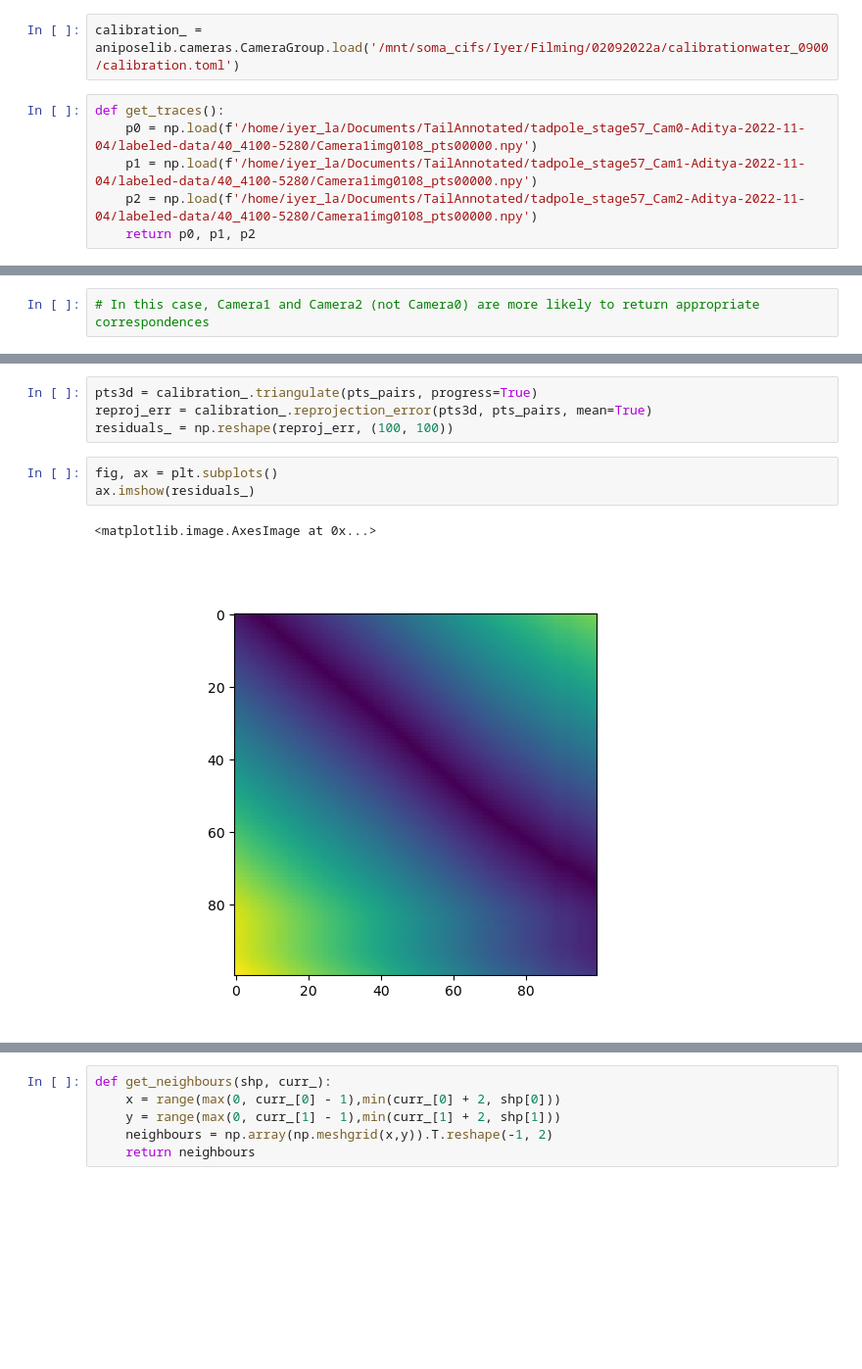
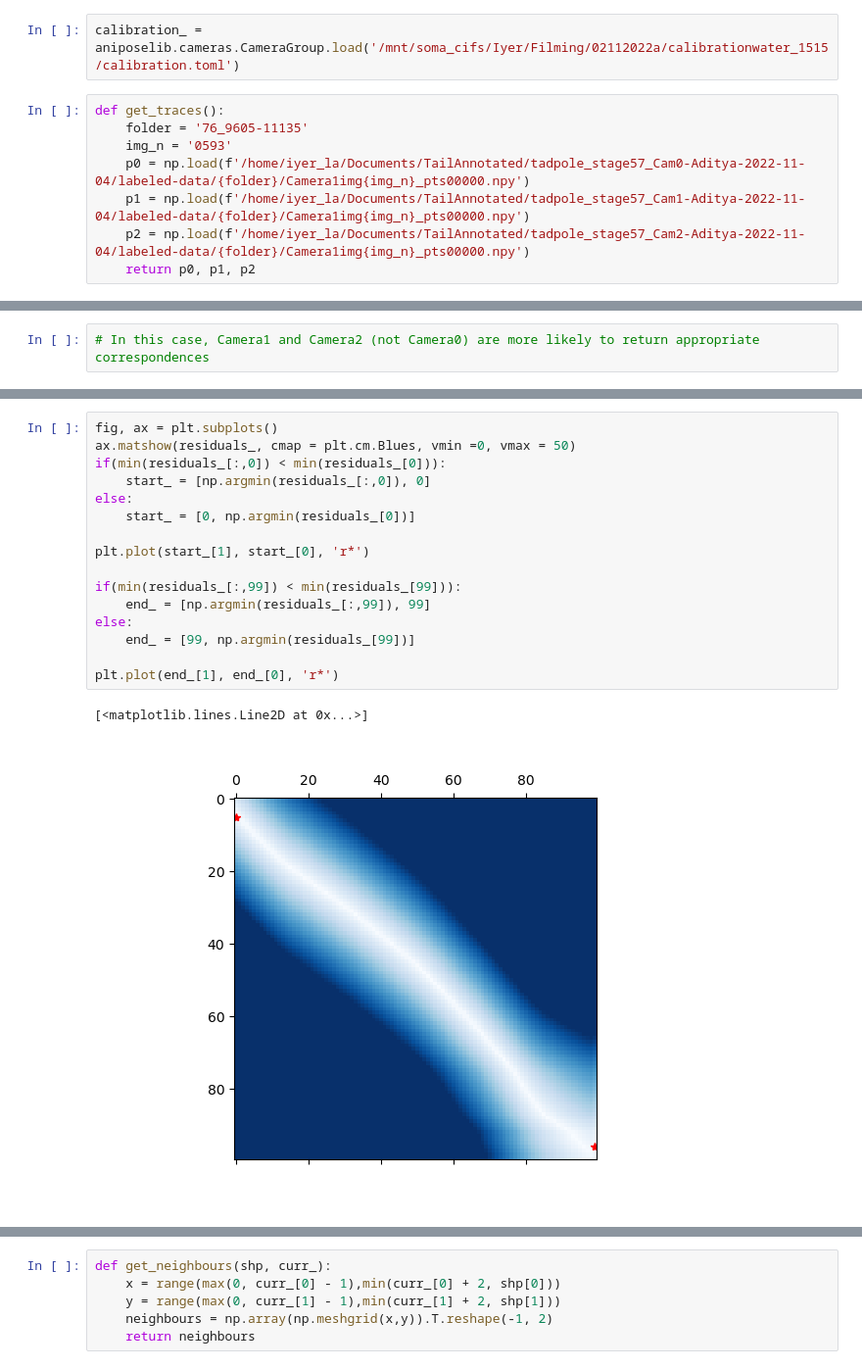
Before and after one commit to aiyeraditya/Annotate_Tadpole_Tablet, a Jupyter notebook: TailMatch.ipynb, the cells around one changed output, grey strips where cells are left out. Shown at 98% size. Saved outputs shown, nothing was run; the diff lists cells and outputs as text; blank space fills up the shorter version.

```diff
--- a/TailMatch.ipynb
+++ b/TailMatch.ipynb
@@ -8,12 +8,14 @@ import os, cv2, sys, shutil
 # %% [markdown]
 ## Choosing Equidistant Points on a tail
 # %%
-calibration_ = aniposelib.cameras.CameraGroup.load('/mnt/soma_cifs/Iyer/Filming/02092022a/calibrationwater_0900/calibration.toml')
+calibration_ = aniposelib.cameras.CameraGroup.load('/mnt/soma_cifs/Iyer/Filming/02112022a/calibrationwater_1515/calibration.toml')
 # %%
 def get_traces():
-    p0 = np.load(f'/home/iyer_la/Documents/TailAnnotated/tadpole_stage57_Cam0-Aditya-2022-11-04/labeled-data/40_4100-5280/Camera1img0108_pts00000.npy')
-    p1 = np.load(f'/home/iyer_la/Documents/TailAnnotated/tadpole_stage57_Cam1-Aditya-2022-11-04/labeled-data/40_4100-5280/Camera1img0108_pts00000.npy')
-    p2 = np.load(f'/home/iyer_la/Documents/TailAnnotated/tadpole_stage57_Cam2-Aditya-2022-11-04/labeled-data/40_4100-5280/Camera1img0108_pts00000.npy')
+    folder = '76_9605-11135'
+    img_n = '0593'
+    p0 = np.load(f'/home/iyer_la/Documents/TailAnnotated/tadpole_stage57_Cam0-Aditya-2022-11-04/labeled-data/{folder}/Camera1img{img_n}_pts00000.npy')
+    p1 = np.load(f'/home/iyer_la/Documents/TailAnnotated/tadpole_stage57_Cam1-Aditya-2022-11-04/labeled-data/{folder}/Camera1img{img_n}_pts00000.npy')
+    p2 = np.load(f'/home/iyer_la/Documents/TailAnnotated/tadpole_stage57_Cam2-Aditya-2022-11-04/labeled-data/{folder}/Camera1img{img_n}_pts00000.npy')
     return p0, p1, p2
 # %%
 def get_imgs():
@@ -51,10 +57,19 @@ for i in range(100):
-# %%
-pts3d = calibration_.triangulate(pts_pairs, progress=True)
-reproj_err = calibration_.reprojection_error(pts3d, pts_pairs, mean=True)
-residuals_ = np.reshape(reproj_err, (100, 100))
 # %%
 fig, ax = plt.subplots()
-ax.imshow(residuals_)
+ax.matshow(residuals_, cmap = plt.cm.Blues, vmin =0, vmax = 50)
+if(min(residuals_[:,0]) < min(residuals_[0])):
+    start_ = [np.argmin(residuals_[:,0]), 0]
+else:
+    start_ = [0, np.argmin(residuals_[0])]
+
+plt.plot(start_[1], start_[0], 'r*')
+
+if(min(residuals_[:,99]) < min(residuals_[99])):
+    end_ = [np.argmin(residuals_[:,99]), 99]
+else:
+    end_ = [99, np.argmin(residuals_[99])]
+
+plt.plot(end_[1], end_[0], 'r*')
 # %% [output]
-<matplotlib.image.AxesImage at 0x...>
+[<matplotlib.lines.Line2D at 0x...>]
-[figure, old version]
+[figure, new version]
```
Also changed, not shown: parts of 13 cells of this notebook, 1 other file.
